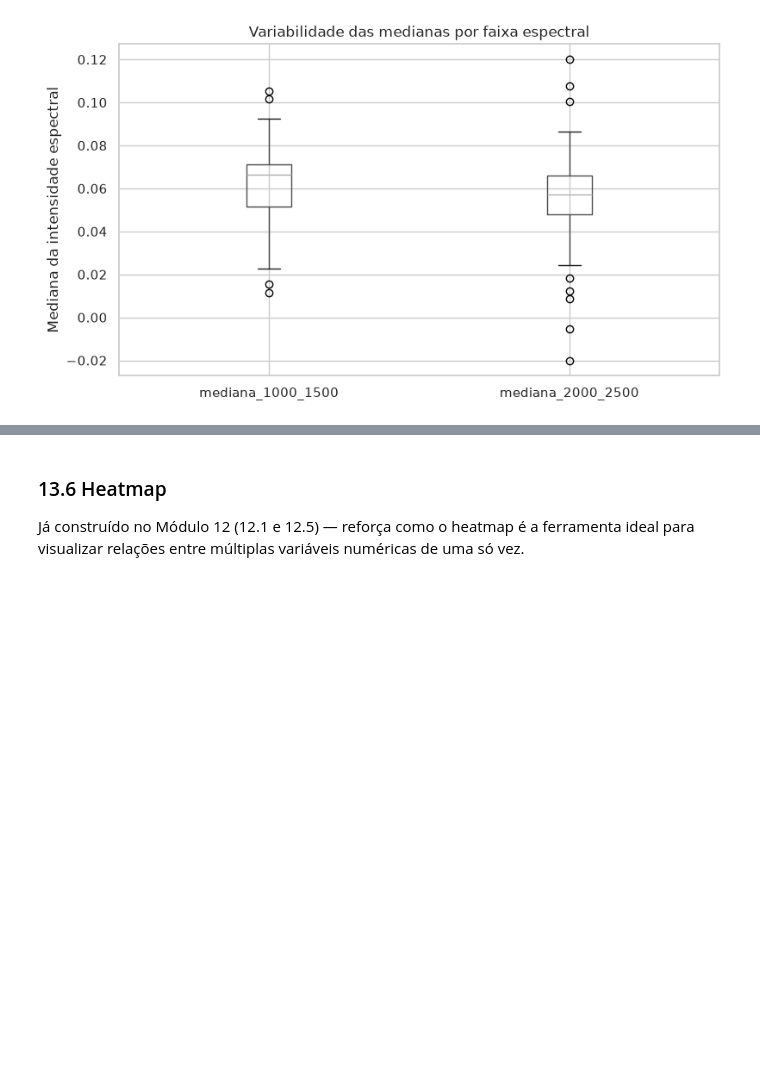
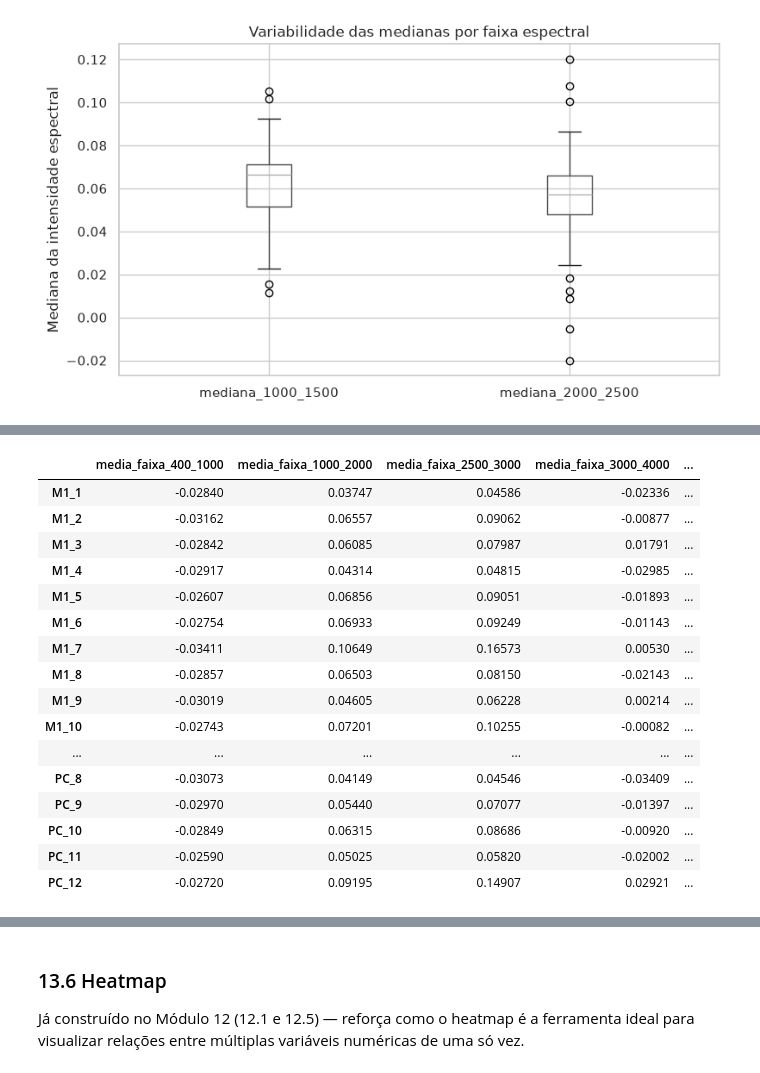
Before and after one commit to Juan-Vyctor/IA, a Jupyter notebook: atividade1/analise_espectros.ipynb, the cells around one changed output, grey strips where cells are left out. Cells and saved outputs as stored; diff of their text form; code cells hidden in the pictures; blank space fills up the shorter version.

```diff
--- a/atividade1/analise_espectros.ipynb
+++ b/atividade1/analise_espectros.ipynb
@@ -1018,0 +1051,39 @@ Como podemos observar no boxplot() e interpretar no describe(), a mediana da fai
+# %%
+faixas_previsao = {
+    "media_faixa_400_1000": (400, 1000),
+    "media_faixa_1000_2000": (1000, 2000),
+    "media_faixa_2500_3000": (2500, 3000),
+    "media_faixa_3000_4000": (3000, 4000)
+}
+
+for nome, (inicio, fim) in faixas_previsao.items():
+    dentro = (
+        (dataframe_limpo["wavenumber"] >= inicio) &
+        (dataframe_limpo["wavenumber"] <= fim)
+    )
+
+    resumo[nome] = dataframe_limpo.loc[
+        dentro, variaveis_numericas
+    ].mean()
+
+features_regressao = list(faixas_previsao.keys())
+
+resumo[features_regressao + ["mediana_2000_2500"]].round(5)
+# %% [output]
+|  | media_faixa_400_1000 | media_faixa_1000_2000 | media_faixa_2500_3000 | media_faixa_3000_4000 | ... |
+| M1_1 | -0.02840 | 0.03747 | 0.04586 | -0.02336 | ... |
+| M1_2 | -0.03162 | 0.06557 | 0.09062 | -0.00877 | ... |
+| M1_3 | -0.02842 | 0.06085 | 0.07987 | 0.01791 | ... |
+| M1_4 | -0.02917 | 0.04314 | 0.04815 | -0.02985 | ... |
+| M1_5 | -0.02607 | 0.06856 | 0.09051 | -0.01893 | ... |
+| M1_6 | -0.02754 | 0.06933 | 0.09249 | -0.01143 | ... |
+| M1_7 | -0.03411 | 0.10649 | 0.16573 | 0.00530 | ... |
+| M1_8 | -0.02857 | 0.06503 | 0.08150 | -0.02143 | ... |
+| M1_9 | -0.03019 | 0.04605 | 0.06228 | 0.00214 | ... |
+| M1_10 | -0.02743 | 0.07201 | 0.10255 | -0.00082 | ... |
+| ... | ... | ... | ... | ... | ... |
+| PC_8 | -0.03073 | 0.04149 | 0.04546 | -0.03409 | ... |
+| PC_9 | -0.02970 | 0.05440 | 0.07077 | -0.01397 | ... |
+| PC_10 | -0.02849 | 0.06315 | 0.08686 | -0.00920 | ... |
+| PC_11 | -0.02590 | 0.05025 | 0.05820 | -0.02002 | ... |
+| PC_12 | -0.02720 | 0.09195 | 0.14907 | 0.02921 | ... |
```
Also changed, not shown: parts of 17 cells of this notebook.
